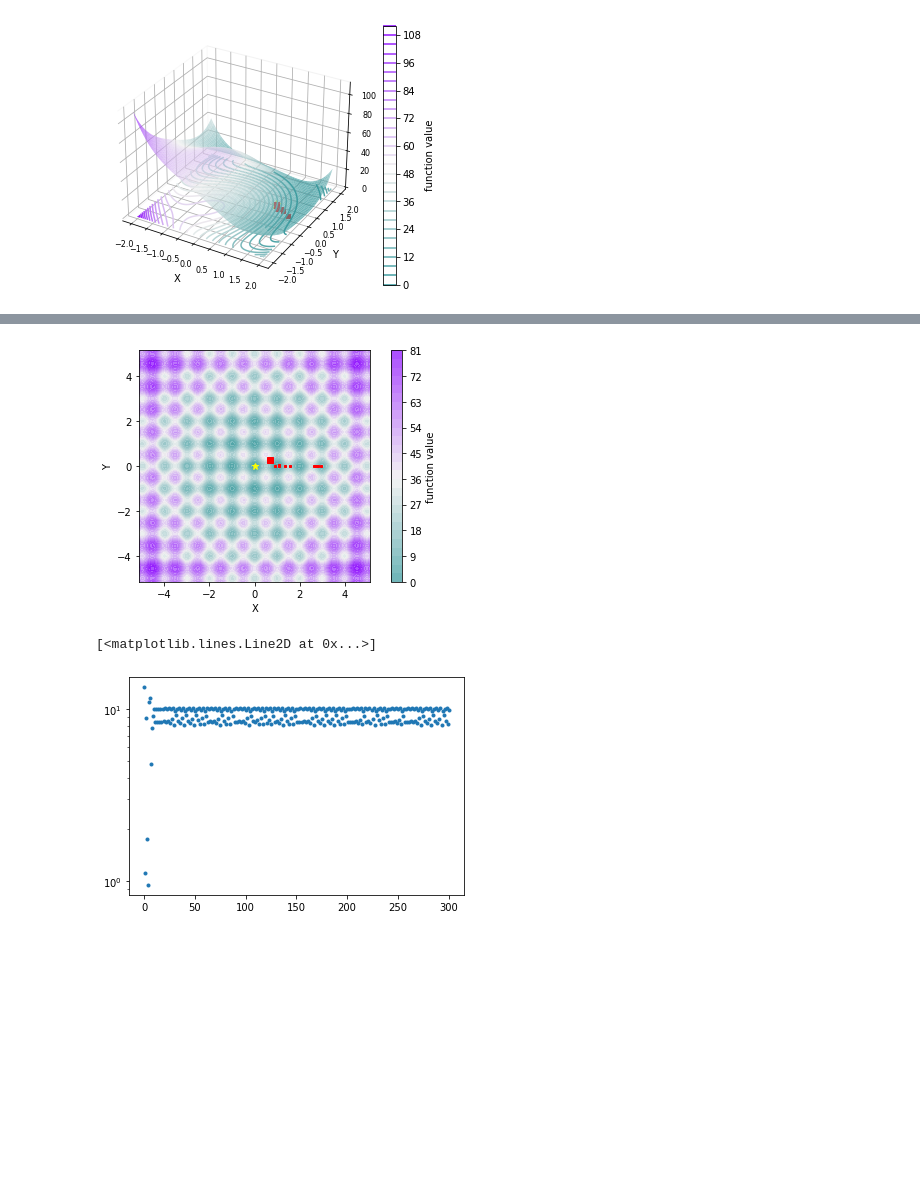
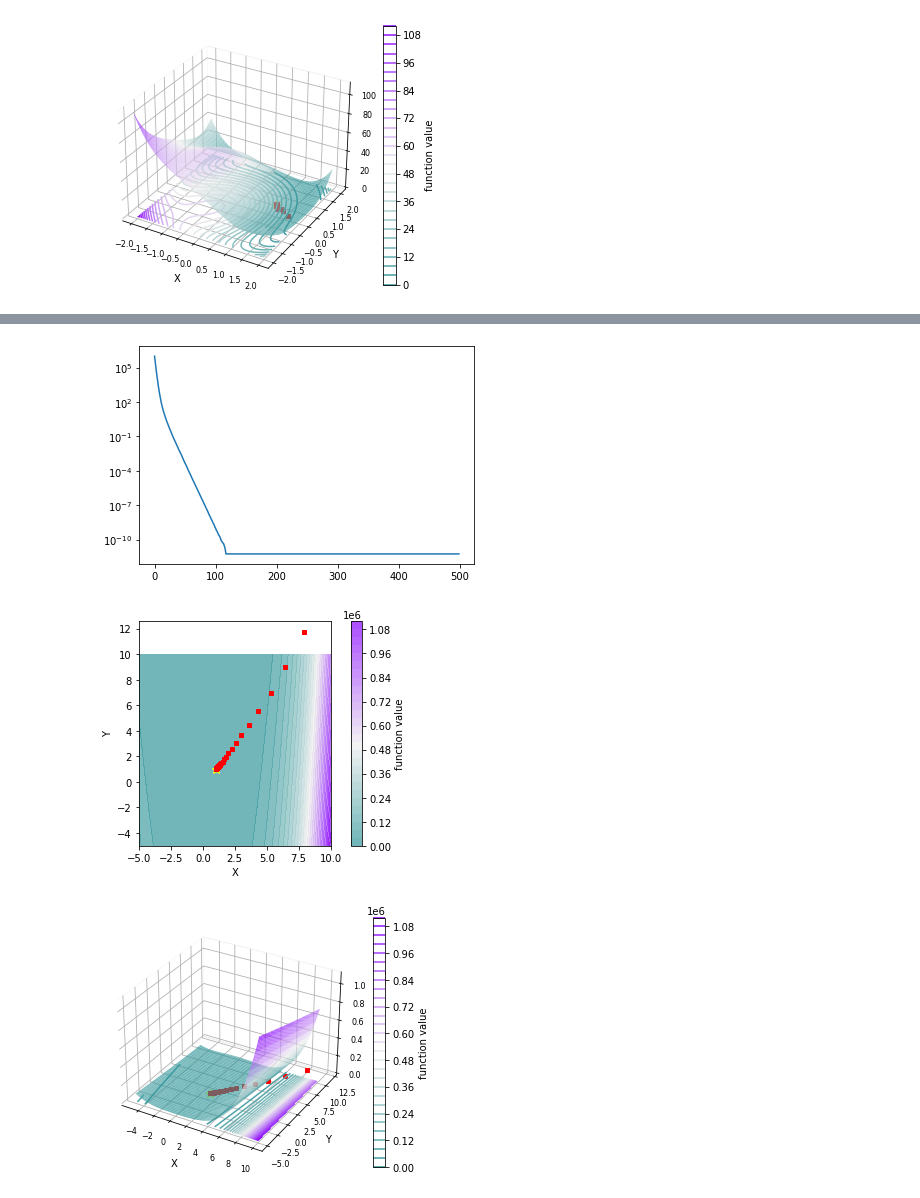
Before and after one commit to gowerrobert/sps_optimizers_with_martin_plots, a Jupyter notebook: 2D_examplesVisualization_rob_version.ipynb, the cells around one changed output, grey strips where cells are left out. Saved outputs shown, nothing was run; the diff lists cells and outputs as text; code cells hidden in the pictures; blank space fills up the shorter version.

```diff
--- a/2D_examplesVisualization_rob_version.ipynb
+++ b/2D_examplesVisualization_rob_version.ipynb
@@ -224,67 +130,12 @@ plt.tight_layout()
-# %%
-torch.manual_seed(0)
-x = torch.zeros(d, requires_grad=True)*1
-
-np.random.seed(0)
-
-def computeValue(i,x):
-
-    v = 10+x[i]**2-10*torch.cos(2*torch.pi*x[i])
-
-    return v
-
-computeValue(0,x),computeValue(1,x)
-
-
-torch.manual_seed(1)
-x = torch.randn(d, requires_grad=True)
-
-np.random.seed(0)
-
-bench.plot_2d(rastrigin, n_space=100, ax=None,show=False)
-X_min, minimum = rastrigin.get_global_minimum(2)
-plt.plot(X_min[0],X_min[1],'*', markersize=7, color='yellow')
-# bench.plot_3d(rastrigin, n_space=100, ax=None,show=False)
-# plt.tight_layout()
-plt.tight_layout()
-
-
-idx = list(range(d))
-fval=[]
-fval.append(np.mean([computeValue(i,x).item() for i in range(d)]))
-
-plt.plot(x[0].item(),x[1].item(),'rs')
-
-for ep in tqdm(range(300)):
-    np.random.shuffle(idx)
-
-    for i in idx:
-
-        v = computeValue(i,x)
-        g = torch.autograd.grad(v,x,create_graph=True,retain_graph=True)[0]
-
-        with torch.no_grad():
-            if torch.norm(g)**2 > 1e-10:
-                x.sub_(v*g/torch.norm(g)**2)
-
-        v = computeValue(i,x)
-        g = torch.autograd.grad(v,x,create_graph=True,retain_graph=True)[0]
-
-        with torch.no_grad():
-            if torch.norm(g)**2 > 1e-10:
-                x.sub_(v*g/torch.norm(g)**2)
-
-#             x[x>d]=d
-#             x[x<-d]=-d
-
-    fval.append(np.mean([computeValue(i,x).item() for i in range(d)]))
-
-    plt.plot(x[0].item(),x[1].item(),'rs',markersize=2)
-
-
-plt.show()
-plt.semilogy(fval,'.')
-# %% [output]
-[figure, removed]
-[<matplotlib.lines.Line2D at 0x...>]
-[figure, removed]
+# %%
+d=2
+x0 = torch.rand(d, requires_grad=True)*20
+x_list, fval  =run_SP2plus(RosenBrock_i, epochs=500, d=d, x0 =x0, lr = 1.0)
+plt.semilogy(fval)
+
+Rosenbrock = bench.function.Rosenbrock(d)
+plot_level_set_results(Rosenbrock,x_list)
+# %% [output]
+[figure, added]
+[figure, added]
+[figure, added]
```
Also changed, not shown: parts of 5 cells of this notebook.
